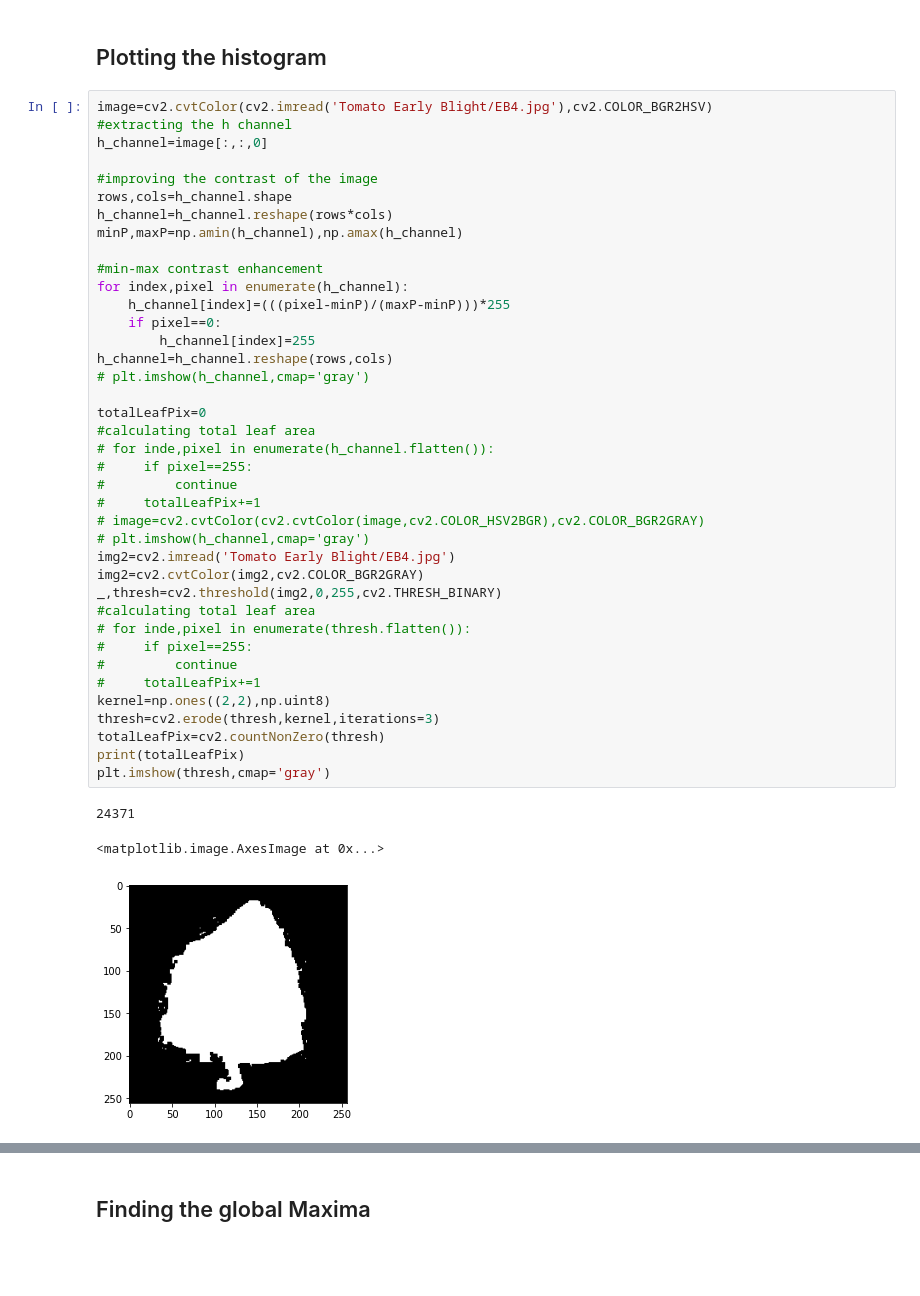
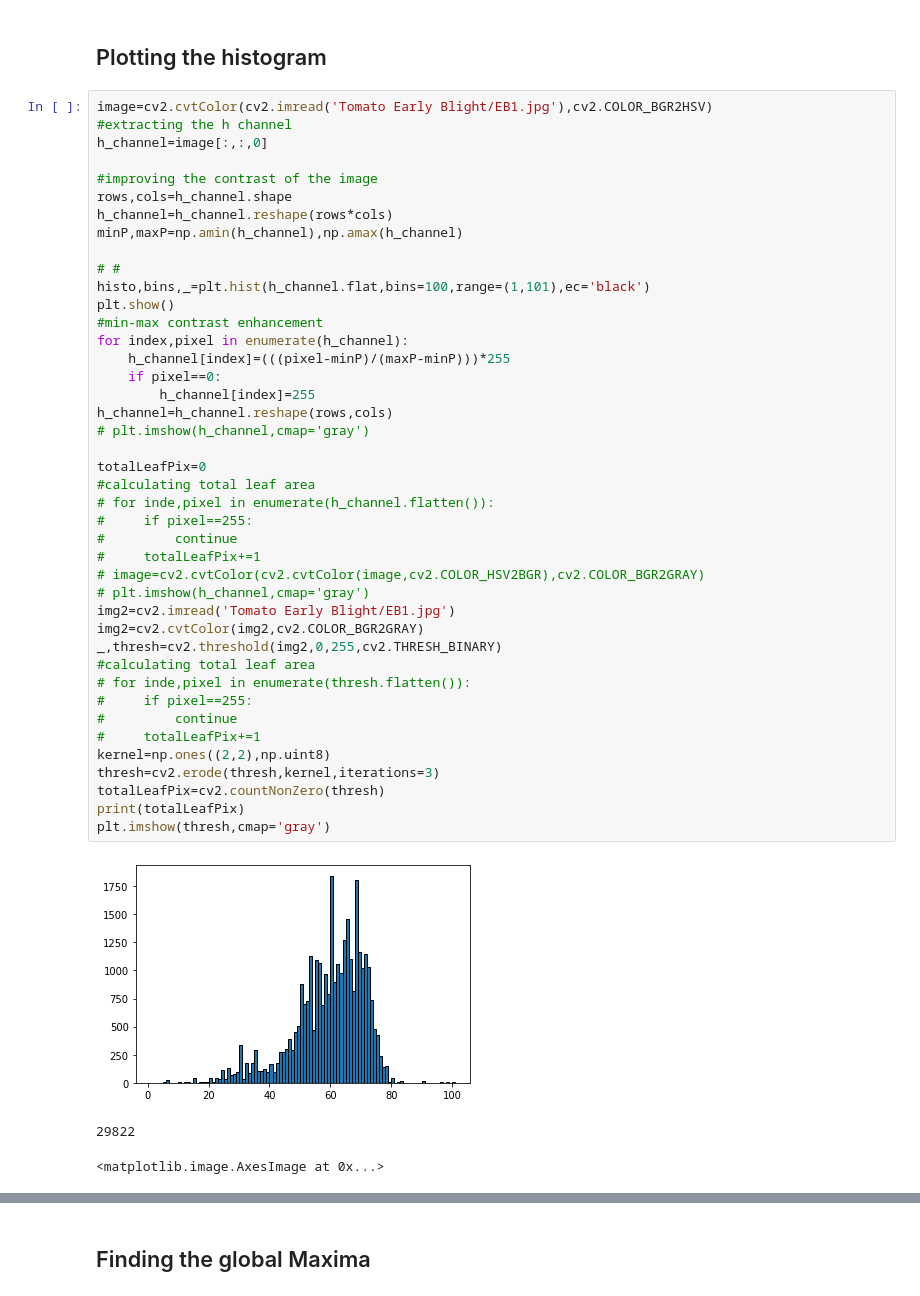
Before and after one commit to ascii-monk123/Tomato-Leaf-Disease-Quantification, a Jupyter notebook: HSV.ipynb, the cells around one changed output, grey strips where cells are left out. Cells and saved outputs as stored; diff of their text form; blank space fills up the shorter version.

```diff
--- a/HSV.ipynb
+++ b/HSV.ipynb
@@ -185,7 +197,7 @@ plt.imshow(cv2.cvtColor(v_channel_new,cv2.COLOR_HSV2RGB),cmap='gray')
 # %% [markdown]
 <h2>Plotting the histogram</h2>
 # %%
-image=cv2.cvtColor(cv2.imread('Tomato Early Blight/EB4.jpg'),cv2.COLOR_BGR2HSV)
+image=cv2.cvtColor(cv2.imread('Tomato Early Blight/EB1.jpg'),cv2.COLOR_BGR2HSV)
 #extracting the h channel
 h_channel=image[:,:,0]
 
@@ -194,36 +206,39 @@ rows,cols=h_channel.shape
 h_channel=h_channel.reshape(rows*cols)
 minP,maxP=np.amin(h_channel),np.amax(h_channel)
 
+# #
+histo,bins,_=plt.hist(h_channel.flat,bins=100,range=(1,101),ec='black')
+plt.show()
 #min-max contrast enhancement
 for index,pixel in enumerate(h_channel):
     h_channel[index]=(((pixel-minP)/(maxP-minP)))*255
     if pixel==0:
         h_channel[index]=255
 h_channel=h_channel.reshape(rows,cols)
 # plt.imshow(h_channel,cmap='gray')
 
 totalLeafPix=0
 #calculating total leaf area
 # for inde,pixel in enumerate(h_channel.flatten()):
 #     if pixel==255:
 #         continue
 #     totalLeafPix+=1
 # image=cv2.cvtColor(cv2.cvtColor(image,cv2.COLOR_HSV2BGR),cv2.COLOR_BGR2GRAY)
 # plt.imshow(h_channel,cmap='gray')
-img2=cv2.imread('Tomato Early Blight/EB4.jpg')
+img2=cv2.imread('Tomato Early Blight/EB1.jpg')
 img2=cv2.cvtColor(img2,cv2.COLOR_BGR2GRAY)
 _,thresh=cv2.threshold(img2,0,255,cv2.THRESH_BINARY)
 #calculating total leaf area
 # for inde,pixel in enumerate(thresh.flatten()):
 #     if pixel==255:
 #         continue
 #     totalLeafPix+=1
 kernel=np.ones((2,2),np.uint8)
 thresh=cv2.erode(thresh,kernel,iterations=3)
 totalLeafPix=cv2.countNonZero(thresh)
 print(totalLeafPix)
 plt.imshow(thresh,cmap='gray')
 # %% [output]
+[figure, new version]
-24371
+29822
 <matplotlib.image.AxesImage at 0x...>
-[figure, old version]
```
Also changed, not shown: parts of 11 cells of this notebook, 5 other files.
